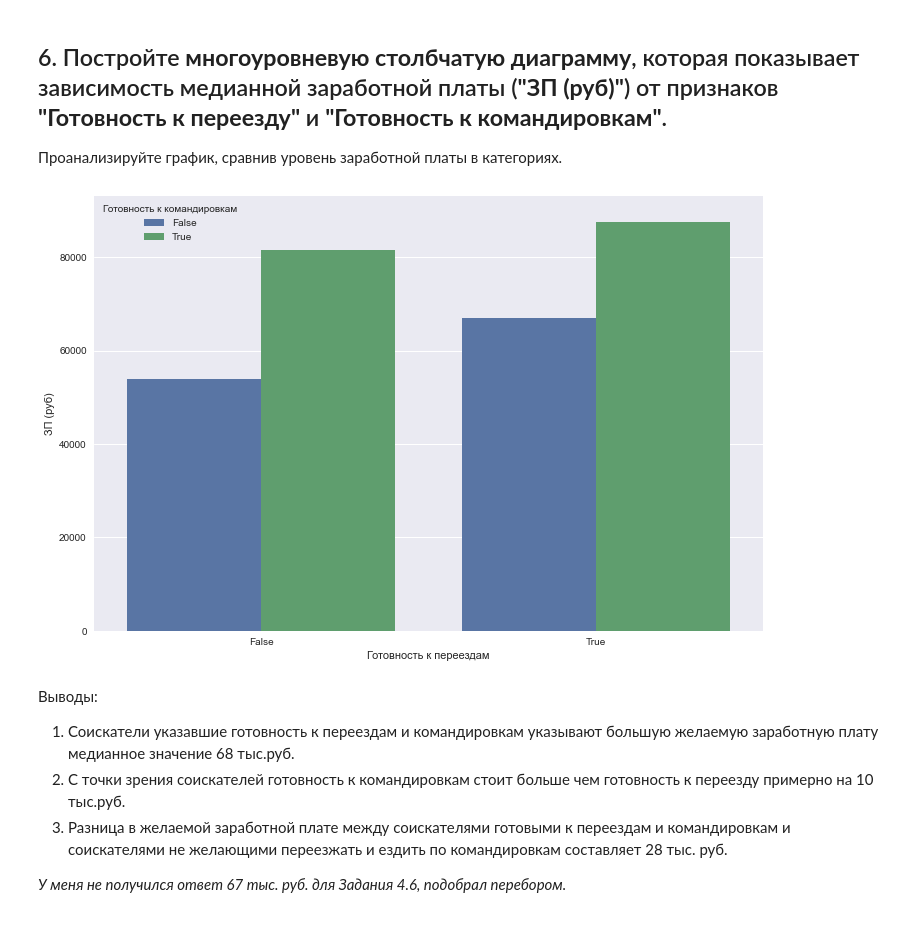
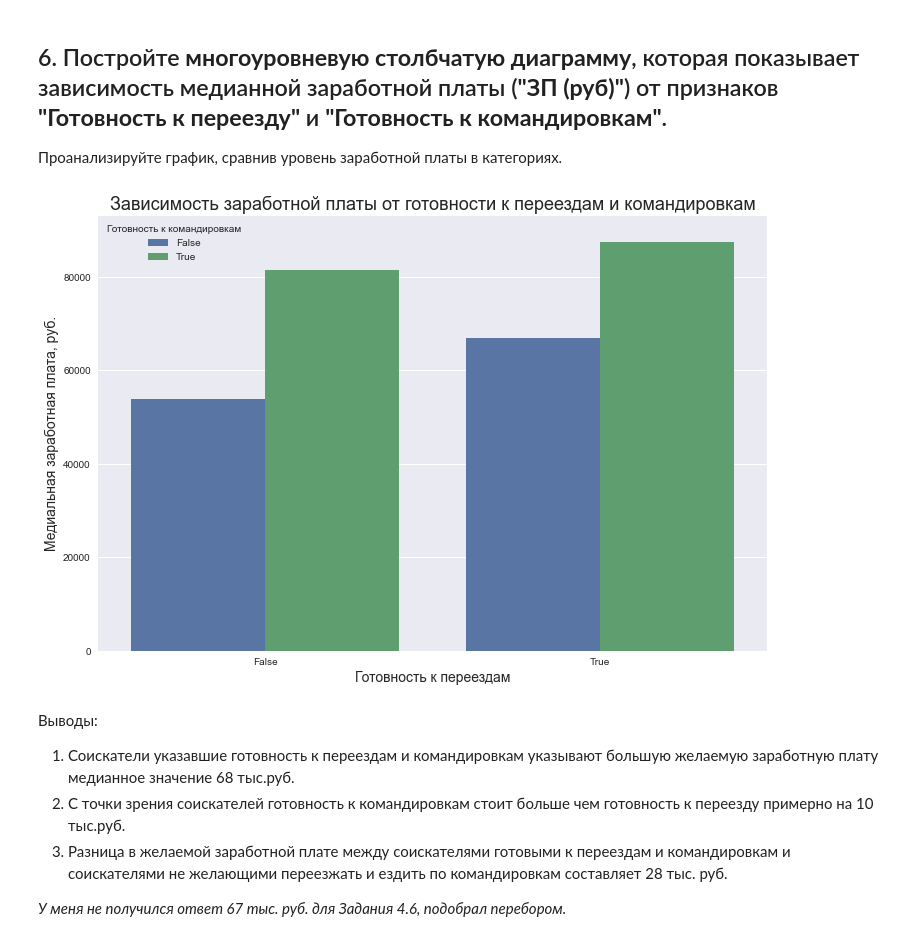
Before and after one commit to f999145/cases, a Jupyter notebook: 001_sf_project_01/001_sf_project_01.ipynb, the cells around one changed output. Saved outputs shown, nothing was run; the diff lists cells and outputs as text; code cells hidden in the pictures.

```diff
--- a/001_sf_project_01/001_sf_project_01.ipynb
+++ b/001_sf_project_01/001_sf_project_01.ipynb
@@ -475,13 +474,30 @@ print(f"Среди соискателей хотят работать вахто
 3. Присоединить к таблице с резюме таблицу с курсами по столбцам с датой и названием валюты (подумайте, какой тип объединения надо выбрать, чтобы в таблице с резюме сохранились данные о заработной плате, изначально представленной в рублях). Значение close для рубля заполнить единицей 1 (курс рубля самого к себе)
 4. Умножить сумму желаемой заработной платы на присоединенный курс валюты (close) и разделить на пропорцию (обратите внимание на пропуски после объединения в этих столбцах), результат занести в новый столбец "ЗП (руб)".
 # %%
-#
 def get_salary_num(sal_num):
+    """ Функция получает численное значение предполагаемой зарплаты
+
+    Args:
+        sal_num (str): Строка содержащее численное значение предполагаемой зарплаты в начале строки
+
+    Returns:
+        (float): Численное значение предполагаемой зарплаты
+    """
     salary = float(sal_num.split(' ')[0])
     return salary
 
-#
 def get_salary_currency(sal_cur):
+    """Функция считывает наименование валюты и если она не соответствует международному стандарту,
+        возвращает стандартное наименование
+
+    Args:
+        sal_cur (str): Строка содержащая наименование валюты
+
+    Returns:
+        (str): Наименование валюты в стандартном виде
+    """
+
+    # Словарь для преобразования наименование валюты в международный стандарт
     currency_dict = {
         'USD': 'USD', 'KZT': 'KZT',
         'грн': 'UAH', 'белруб': 'BYN',
@@ -489,25 +505,41 @@ def get_salary_currency(sal_cur):
         'сум': 'UZS', 'AZN': 'AZN',
         'руб': 'RUB'
     }
+
+    # Получим наименование валюты (второе слово) и удалим знак '.'
     curr = sal_cur.split(' ')[1].replace('.','')
     return currency_dict[curr]
 
-#
+# Загружаем таблицу истории котировок Рубля к другим валютам
 rates = pd.read_csv('data/ExchangeRates.csv', sep=',')
+
+# Преобразуем формат даты к общему типу
 rates['date'] = pd.to_datetime(rates['date']).dt.date
 hh_df['Обновление резюме'] = pd.to_datetime(hh_df['Обновление резюме']).dt.date
+
+# Получаем временные признаки для вычисления заработной платы
 hh_df['ЗП (tmp)'] = hh_df['ЗП'].apply(get_salary_num)
 hh_df['Курс (tmp)'] = hh_df['ЗП'].apply(get_salary_currency)
+
+# Объединяем таблицу с таблицей котировок по наименованию валюты и даты
 merged = hh_df.merge(
     right=rates,
     left_on= ['Курс (tmp)','Обновление резюме'],
     right_on= ['currency', 'date'],
     how='left'
 )
+
+# Заполним столбец close и proportion значением 1
 merged['close'] = merged['close'].fillna(1)
 merged['proportion'] = merged['proportion'].fillna(1)
+
+# Создаем признак заработной платы в руб.
 hh_df['ЗП (руб)'] = merged['ЗП (tmp)'] * merged['close'] / merged['proportion']
+
+# Удалим ненужные признаки
 hh_df.drop(columns=['ЗП', 'ЗП (tmp)', 'Курс (tmp)'], axis=1, inplace=True)
+
+# Контрольное задание 3.6
 print_f = round(hh_df['ЗП (руб)'].median()/1000)
 print(f"Медианная заработная плата соискателей составляет {print_f} тысяч рублей")
 # %% [output]
@@ -702,25 +737,29 @@ plt.show()
 ## 6. Постройте **многоуровневую столбчатую диаграмму**, которая показывает зависимость медианной заработной платы (**"ЗП (руб)"**) от признаков **"Готовность к переезду"** и **"Готовность к командировкам"**.
 Проанализируйте график, сравнив уровень заработной платы в категориях.
 # %%
+# Сгруппируем данные по признакам 'Готовность к командировкам' и 'Готовность к переездам'
 mask1 = (hh_df['ЗП (руб)']<1e6) & (hh_df['ЗП (руб)']>=5e3)
 bar_data = hh_df[mask1].groupby(
     by=['Готовность к переездам', 'Готовность к командировкам'],
     as_index=False
 )['ЗП (руб)'].median()
 
 fig, axes = plt.subplots(nrows = 1, ncols = 1, figsize=(12, 8))
 sns.barplot(
     data=hh_df[mask1],
     x='Готовность к переездам',
     y='ЗП (руб)',
     hue='Готовность к командировкам',
     errwidth=0,
     ax=axes
 )
 
+axes.set_title('Зависимость заработной платы от готовности к переездам и командировкам',fontsize=18)
+axes.set_xlabel(xlabel='Готовность к переездам', fontsize=14)
+axes.set_ylabel(ylabel='Медиальная заработная плата, руб.', fontsize=14)
 plt.show()
 # %% [output]
-[figure, old version]
+[figure, new version]
 # %% [markdown]
 Выводы:
 1. Соискатели указавшие готовность к переездам и командировкам указывают большую желаемую заработную плату медианное значение 68 тыс.руб.
```
Also changed, not shown: parts of 33 cells of this notebook.
